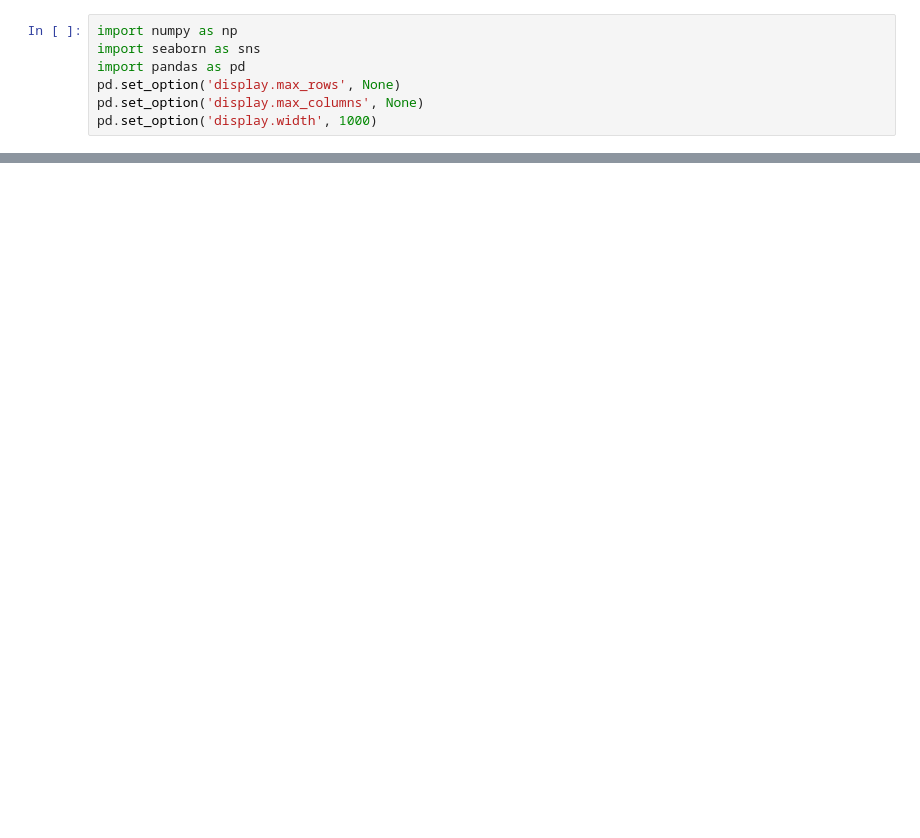
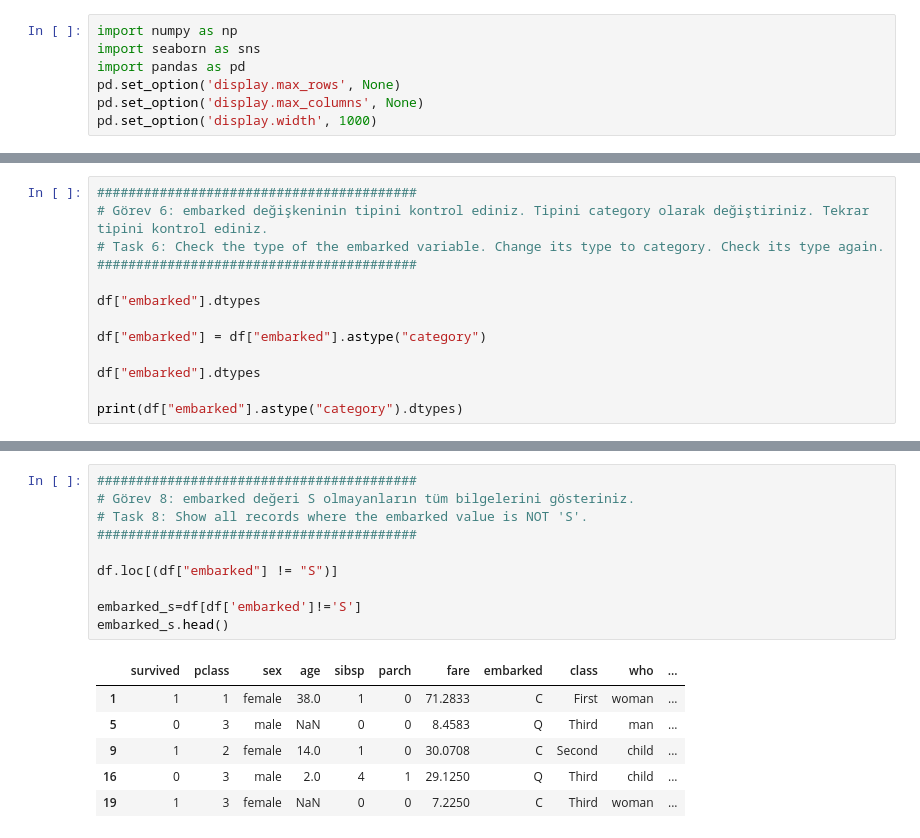
Before and after one commit to YeldaYuksel/Pandas_Exercises, a Jupyter notebook: pandas-exercises.ipynb, the cells around one changed output, grey strips where cells are left out. Drawn from its saved outputs; the diff is of its cells as text; blank space fills up the shorter version.

```diff
--- a/pandas-exercises.ipynb
+++ b/pandas-exercises.ipynb
@@ -222,0 +80,13 @@ pd.set_option('display.width', 1000)
+# %%
+#########################################
+# Görev 6: embarked değişkeninin tipini kontrol ediniz. Tipini category olarak değiştiriniz. Tekrar tipini kontrol ediniz.
+# Task 6: Check the type of the embarked variable. Change its type to category. Check its type again.
+#########################################
+
+df["embarked"].dtypes
+
+df["embarked"] = df["embarked"].astype("category")
+
+df["embarked"].dtypes
+
+print(df["embarked"].astype("category").dtypes)
@@ -222,0 +113,17 @@ pd.set_option('display.width', 1000)
+# %%
+#########################################
+# Görev 8: embarked değeri S olmayanların tüm bilgelerini gösteriniz.
+# Task 8: Show all records where the embarked value is NOT 'S'.
+#########################################
+
+df.loc[(df["embarked"] != "S")]
+
+embarked_s=df[df['embarked']!='S']
+embarked_s.head()
+# %% [output]
+|  | survived | pclass | sex | age | sibsp | parch | fare | embarked | class | who | ... |
+| 1 | 1 | 1 | female | 38.0 | 1 | 0 | 71.2833 | C | First | woman | ... |
+| 5 | 0 | 3 | male | NaN | 0 | 0 | 8.4583 | Q | Third | man | ... |
+| 9 | 1 | 2 | female | 14.0 | 1 | 0 | 30.0708 | C | Second | child | ... |
+| 16 | 0 | 3 | male | 2.0 | 4 | 1 | 29.1250 | Q | Third | child | ... |
+| 19 | 1 | 3 | female | NaN | 0 | 0 | 7.2250 | C | Third | woman | ... |
```
Also changed, not shown: parts of 45 cells of this notebook.
